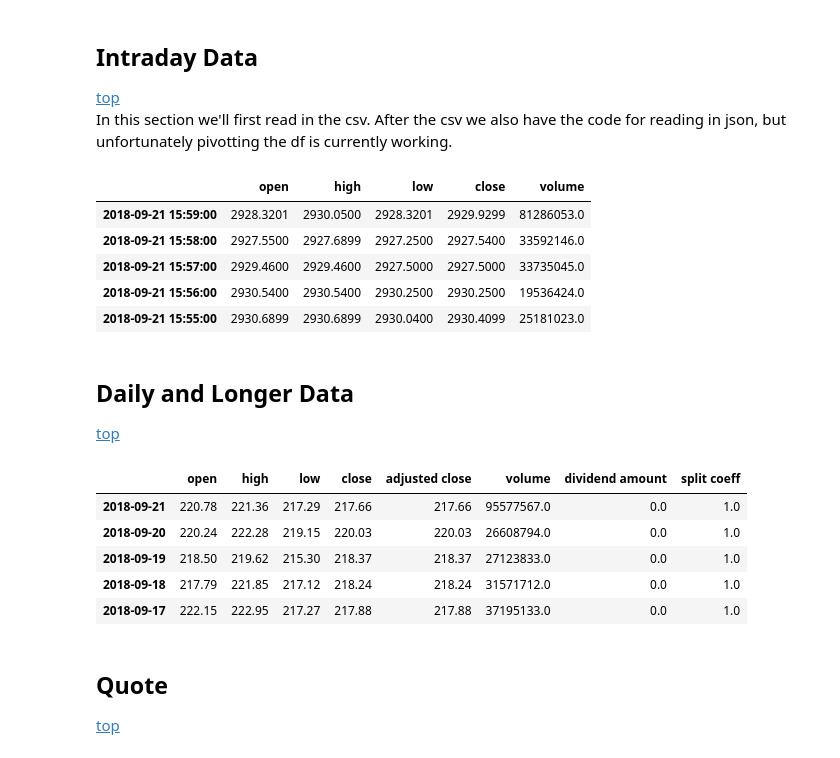
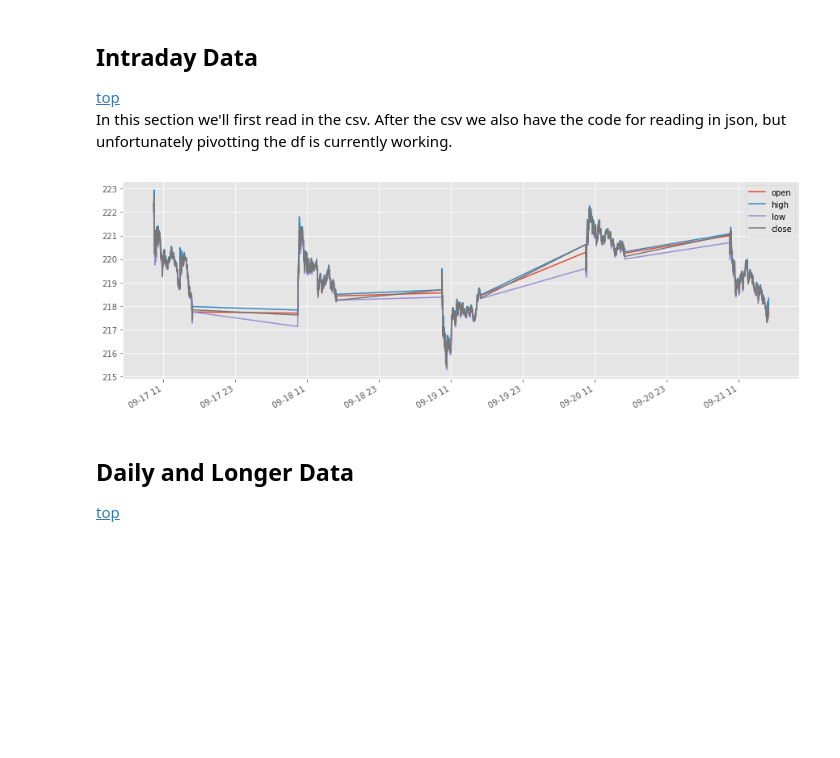
Before and after one commit to aandres99/alpha_prices, a Jupyter notebook: stat_arb.ipynb, the cells around one changed output. Cells and saved outputs as stored; diff of their text form; code cells hidden in the pictures; blank space fills up the shorter version.

Commit message:
Refactor code and add functions to package

```diff
--- a/stat_arb.ipynb
+++ b/stat_arb.ipynb
@@ -102,49 +36,10 @@ params = {'sym': sym, 'interval': '1min', 'outputsize': 'full', 'output' : 'comp
 ## Intraday Data<a name="intraday"></a>
  [top](#top)<br>
  In this section we'll first read in the csv. After the csv we also have the code for reading in json, but unfortunately pivotting the df is currently working.
-# %%
-x_col_head = 'Time Series (' + params['interval'] + ')'
-url = ('https://www.alphavantage.co/query?function=TIME_SERIES_INTRADAY'
-       + '&symbol=' + params['sym']
-       + '&interval=' + params['interval']
-       + '&outputsize=' + params['outputsize']
-       + '&apikey=' + api_key)
-req = urllib.request.urlopen(url)
-x = json.loads(req.read().decode('utf-8'))
-intraday = pd.DataFrame(x[x_col_head],
-                        dtype=np.float64).transpose()
-intraday.index = pd.to_datetime(intraday.index, dayfirst=True)
-intraday.columns = ['open', 'high', 'low', 'close', 'volume']
-intraday.head()
-# %% [output]
-|  | open | high | low | close | volume |
-| 2018-09-21 15:59:00 | 2928.3201 | 2930.0500 | 2928.3201 | 2929.9299 | 81286053.0 |
-| 2018-09-21 15:58:00 | 2927.5500 | 2927.6899 | 2927.2500 | 2927.5400 | 33592146.0 |
-| 2018-09-21 15:57:00 | 2929.4600 | 2929.4600 | 2927.5000 | 2927.5000 | 33735045.0 |
-| 2018-09-21 15:56:00 | 2930.5400 | 2930.5400 | 2930.2500 | 2930.2500 | 19536424.0 |
-| 2018-09-21 15:55:00 | 2930.6899 | 2930.6899 | 2930.0400 | 2930.4099 | 25181023.0 |
+# %%
+aapl.get_intraday().drop(columns=['volume']).plot(figsize=(15, 5));
+# %% [output]
+[figure, added]
 # %% [markdown]
 ## Daily and Longer Data <a name="daily"></a>
 [top](#top)<br>
-# %%
-url = ('https://www.alphavantage.co/query?function=TIME_SERIES_DAILY_ADJUSTED'
-       + '&symbol=' + params['sym']
-       + '&outputsize=' + params['output']
-       + '&apikey=' + api_key)
-req = urllib.request.urlopen(url)
-x = json.loads(req.read().decode('utf-8'))
-daily = pd.DataFrame(x['Time Series (Daily)'],
-                     dtype=np.float64).transpose()
-daily.index = pd.to_datetime(daily.index)
-daily.columns = ['open', 'high', 'low', 'close', 'adjusted close', 'volume', 'dividend amount', 'split coeff']
-daily.head()
-# %% [output]
-|  | open | high | low | close | adjusted close | volume | dividend amount | split coeff |
-| 2018-09-21 | 220.78 | 221.36 | 217.29 | 217.66 | 217.66 | 95577567.0 | 0.0 | 1.0 |
-| 2018-09-20 | 220.24 | 222.28 | 219.15 | 220.03 | 220.03 | 26608794.0 | 0.0 | 1.0 |
-| 2018-09-19 | 218.50 | 219.62 | 215.30 | 218.37 | 218.37 | 27123833.0 | 0.0 | 1.0 |
-| 2018-09-18 | 217.79 | 221.85 | 217.12 | 218.24 | 218.24 | 31571712.0 | 0.0 | 1.0 |
-| 2018-09-17 | 222.15 | 222.95 | 217.27 | 217.88 | 217.88 | 37195133.0 | 0.0 | 1.0 |
-# %% [markdown]
-## Quote <a name="quote"></a>
-[top](#top)<br>
```
Also changed, not shown: parts of 26 cells of this notebook, 3 other files.
